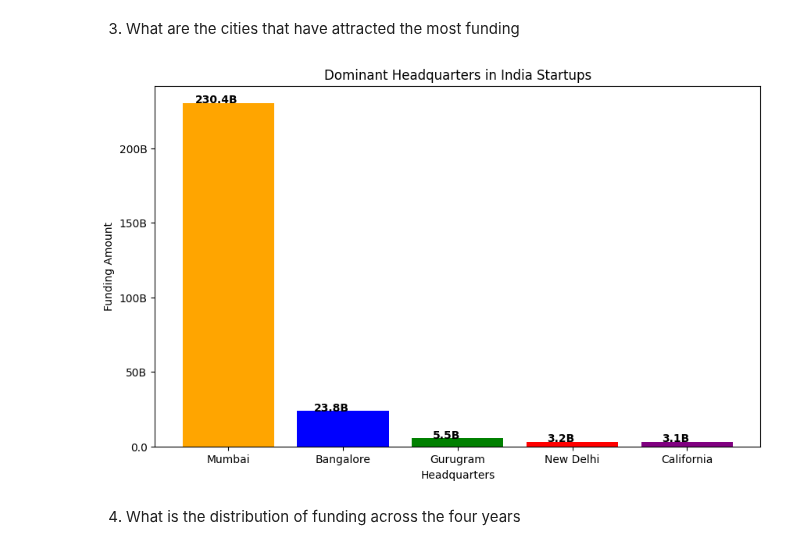
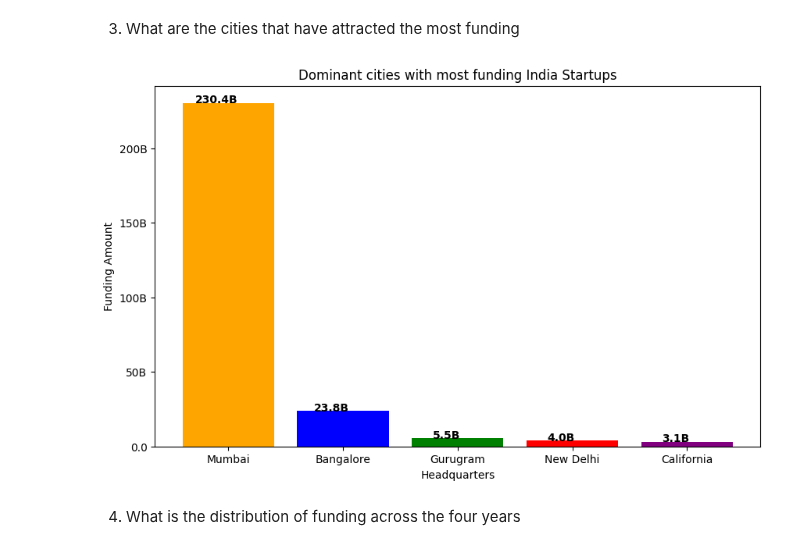
Before and after one commit to DelphinKdl/-Data-analysis-project-Data-Driven-Insights-for-Indian-Startup-Growth, a Jupyter notebook: notebook.ipynb, the cells around one changed output. Drawn from its saved outputs; the diff is of its cells as text; code cells hidden in the pictures.

```diff
--- a/notebook.ipynb
+++ b/notebook.ipynb
@@ -525,3 +547,11 @@ combinedData['HeadQuarter'] = (combinedData['HeadQuarter'].str.split(',').str[0]
+# %%
+combinedData['HeadQuarter'] = combinedData['HeadQuarter'].replace({
+    'Delhi':'New Delhi',
+    'Bangalore City':'Bangalore',
+    'Ahmadabad':'Ahmedabad',
+    'Gurugram #REF!': 'Gurugram',
+    'San Francisco Bay Area':  'San Franciscao'
+       })
 # %%
 combinedData['HeadQuarter'].unique()
 # %% [output]
@@ -619,7 +649,8 @@ plt.show()
 # %%
 
 combinedData['Sector'] = combinedData['Sector'].str.capitalize()
-tp_5_sectors = combinedData['Sector'].value_counts().head(5)
+# tp_5_sectors = combinedData['Sector'].value_counts().head(5)
+tp_5_sectors = combinedData['Sector'].value_counts().iloc[1:6]
 
 # Define different colors for each bar
 colors = ['orange', 'blue', 'green', 'red', 'purple']
@@ -654,35 +685,35 @@ bars = plt.bar(Top_Funded_cities.index, Top_Funded_cities, color=colors)
 # Add values on each bar with 'M', 'B', or no suffix
 for bar, value in zip(bars, Top_Funded_cities):
     if value == 1000:
         text_value = '1000'
     else:
         text_value = (
             f'{value / 1e9:.1f}B' if value >= 1e9 else
             f'{value / 1e6:.1f}M' if value >= 1e6 else
             f'{value / 1e3:.1f}K' if value >= 1e3 else
             f'{value}'
         )
 
     plt.text(
         bar.get_x() + bar.get_width() / 2 - 0.1,
         bar.get_height() + 0.1,
         text_value,
         ha='center',
         color='black',
         fontweight='bold'
     )
 
 # Format y-axis ticks in billions and millions
 formatter = FuncFormatter(lambda x, _: f'{"%.0fB" % (x / 1e9) if x >= 1e9 else "%.0fM" % (x / 1e6) if x >= 1e6 else "%.0fK" % (x / 1e3) if x >= 1e3 else x}')
 plt.gca().yaxis.set_major_formatter(formatter)
 
 plt.xlabel('Headquarters', loc='center')
 plt.ylabel('Funding Amount')
-plt.title('Dominant Headquarters in India Startups')
+plt.title('Dominant cities with most funding India Startups')
 
 plt.show()
 # %% [output]
-[figure, old version]
+[figure, new version]
 # %% [markdown]
 4. What is the distribution of funding across the four years
 # %%
```
Also changed, not shown: parts of 9 cells of this notebook, 1 other file.
